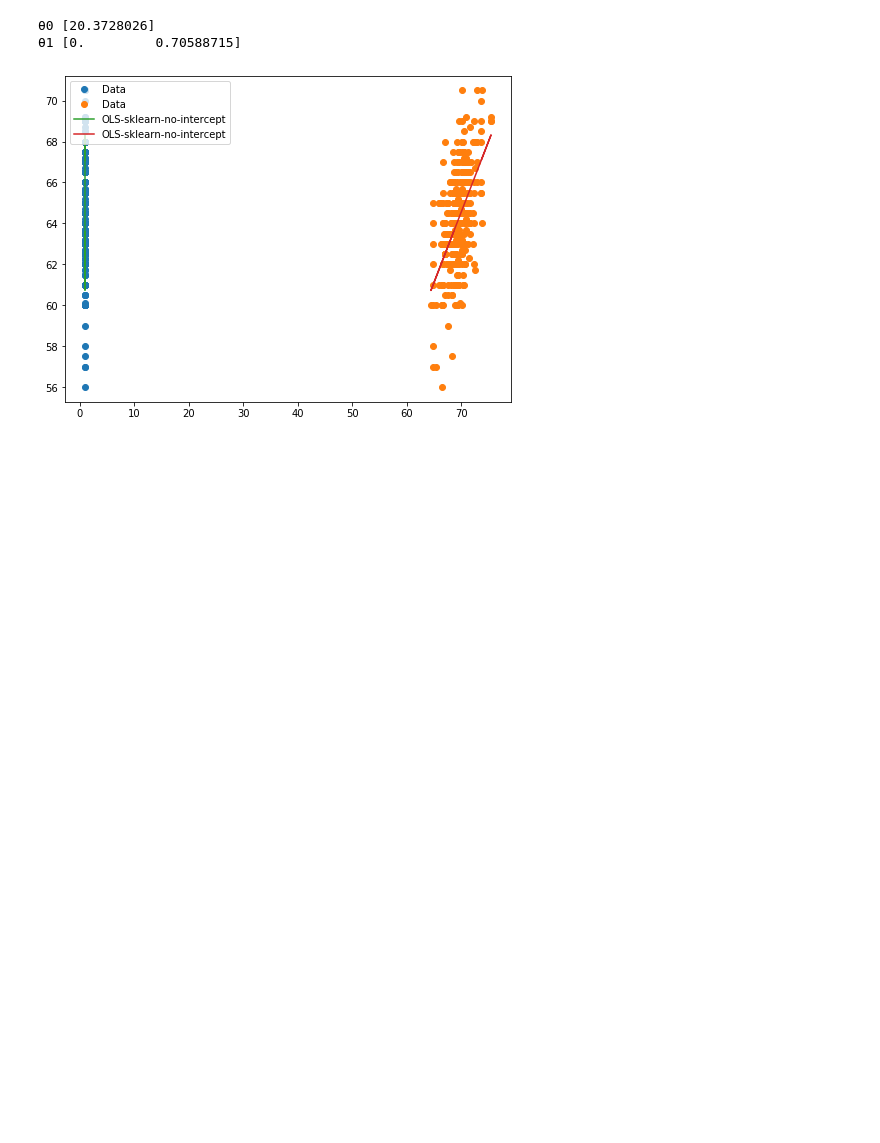
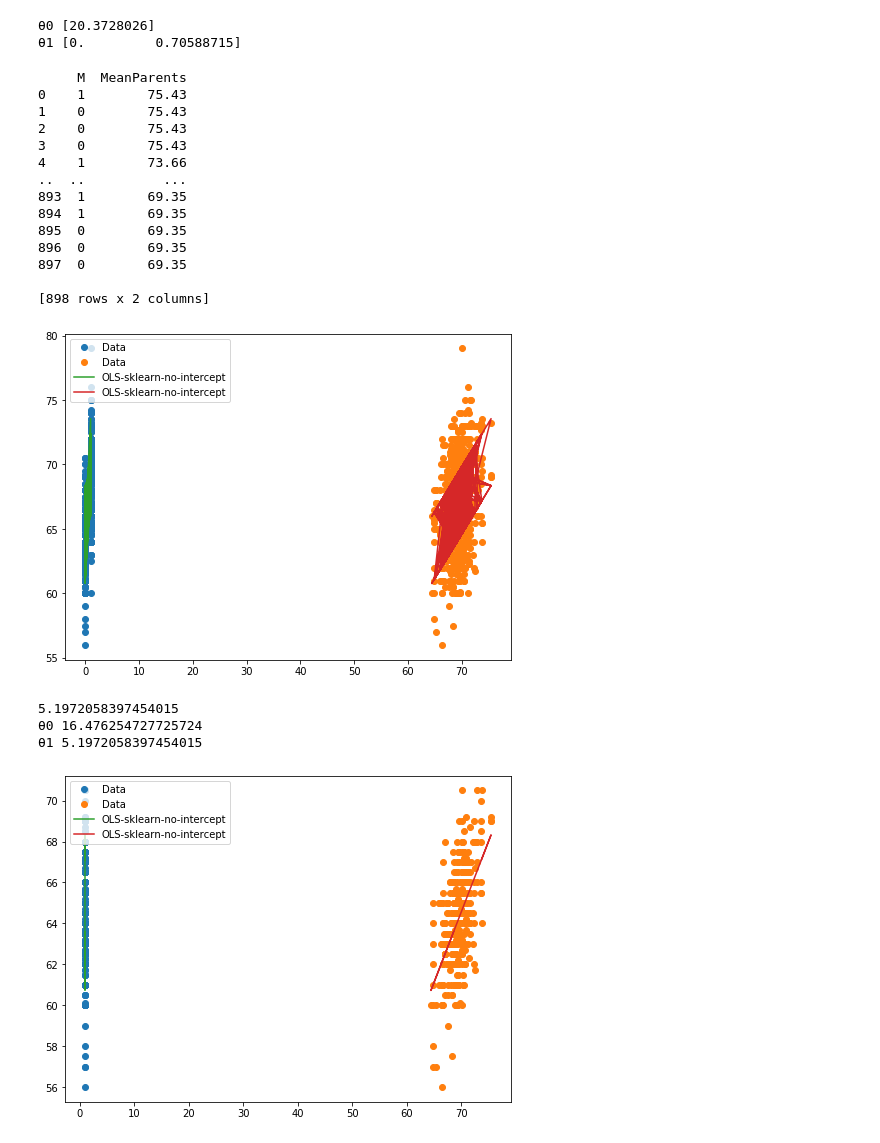
Before and after one commit to pfangue/INFMDI721, a Jupyter notebook: Projet_stat/Tp_reg_linear_1.ipynb, the cells around one changed output. Drawn from its saved outputs; the diff is of its cells as text; code cells hidden in the pictures; blank space fills up the shorter version.

```diff
--- a/Projet_stat/Tp_reg_linear_1.ipynb
+++ b/Projet_stat/Tp_reg_linear_1.ipynb
@@ -318,4 +318,42 @@ print('θ1'+' '+str(skl_linmod_train_g_m.coef_[0]))
 [figure]
 θ0 [20.3728026]
 θ1 [0.         0.70588715]
+# %%
+# Modèle avec Gender sur tout l'échantillon
+X_g = data[['M', 'MeanParents']]
+print(X_g)
+y_g = data['Height']
+X_train_gen, X_test_gen, y_train_gen, y_test_gen = model_selection.train_test_split(X_g, y_g, test_size=0.2)
+skl_linmod_train_ge = linear_model.LinearRegression(fit_intercept=True)
+skl_linmod_train_ge.fit(X_train_gen,y_train_gen) # Fit regression model
+fig = plt.figure(figsize=(8, 6))
+plt.plot(X_train_gen, y_train_gen, 'o', label="Data")
+plt.plot(X_train_gen, skl_linmod_train_ge.predict(X_train_gen),
+label="OLS-sklearn-no-intercept")
+plt.legend(loc='upper left')
+plt.show()
+t0_train = skl_linmod_train_ge.intercept_
+t1_train = skl_linmod_train_ge.coef_[0]
+# coefficient de détermination
+print('θ0'+' '+str(skl_linmod_train_ge.intercept_))
+print('θ1'+' '+str(skl_linmod_train_ge.coef_[0]))
+# %% [output]
+     M  MeanParents
+0    1        75.43
+1    0        75.43
+2    0        75.43
+3    0        75.43
+4    1        73.66
+..  ..          ...
+893  1        69.35
+894  1        69.35
+895  0        69.35
+896  0        69.35
+897  0        69.35
+
+[898 rows x 2 columns]
+[figure, added]
+5.1972058397454015
+θ0 16.476254727725724
+θ1 5.1972058397454015
 # %%
```
Also changed, not shown: parts of 2 cells of this notebook.
